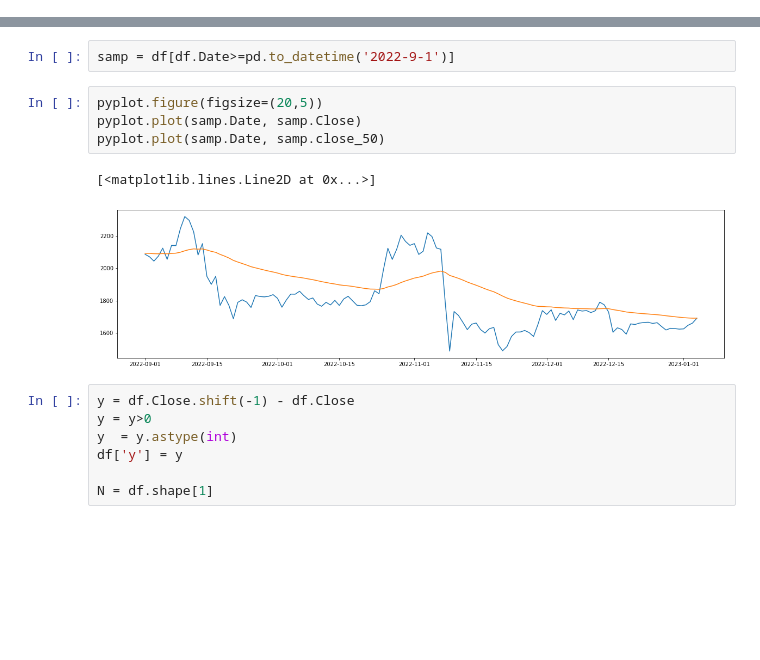
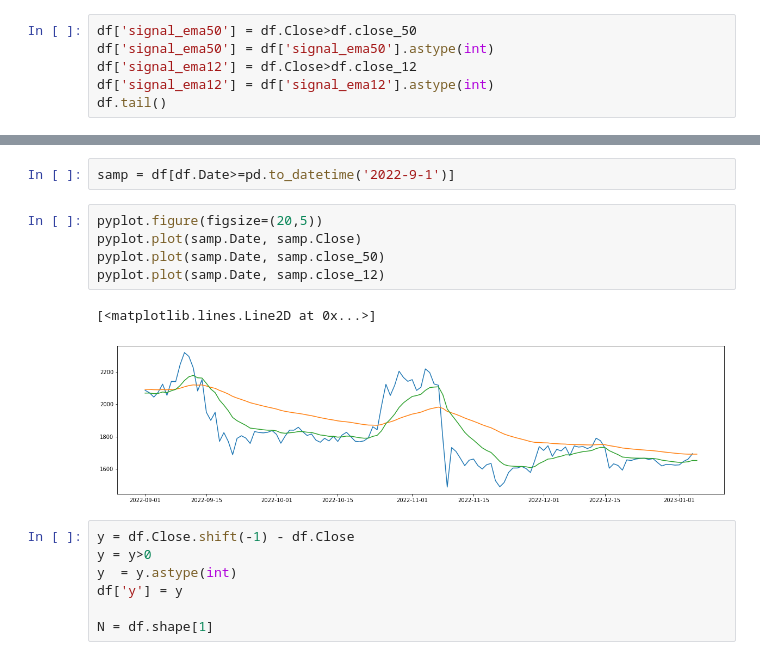
Before and after one commit to hadi-android/autotrading, a Jupyter notebook: stock_predict_ml.ipynb, the cells around one changed output, grey strips where cells are left out. Cells and saved outputs as stored; diff of their text form; blank space fills up the shorter version.

```diff
--- a/stock_predict_ml.ipynb
+++ b/stock_predict_ml.ipynb
@@ -41,3 +41,9 @@ Index(['Date', 'Open', 'High', 'Low', 'Close', 'Adj Close', 'Volume'], dtype='ob
 # %%
 df['close_50'] = df.Close.ewm(span=50,adjust=False).mean()
 df['close_12'] = df.Close.ewm(span=12,adjust=False).mean()
+# %%
+df['signal_ema50'] = df.Close>df.close_50
+df['signal_ema50'] = df['signal_ema50'].astype(int)
+df['signal_ema12'] = df.Close>df.close_12
+df['signal_ema12'] = df['signal_ema12'].astype(int)
+df.tail()
@@ -46,10 +59,11 @@ samp = df[df.Date>=pd.to_datetime('2022-9-1')]
 # %%
 pyplot.figure(figsize=(20,5))
 pyplot.plot(samp.Date, samp.Close)
 pyplot.plot(samp.Date, samp.close_50)
+pyplot.plot(samp.Date, samp.close_12)
 # %% [output]
 [<matplotlib.lines.Line2D at 0x...>]
-[figure, old version]
+[figure, new version]
 # %%
 y = df.Close.shift(-1) - df.Close
 y = y>0
```
Also changed, not shown: parts of 32 cells of this notebook.
